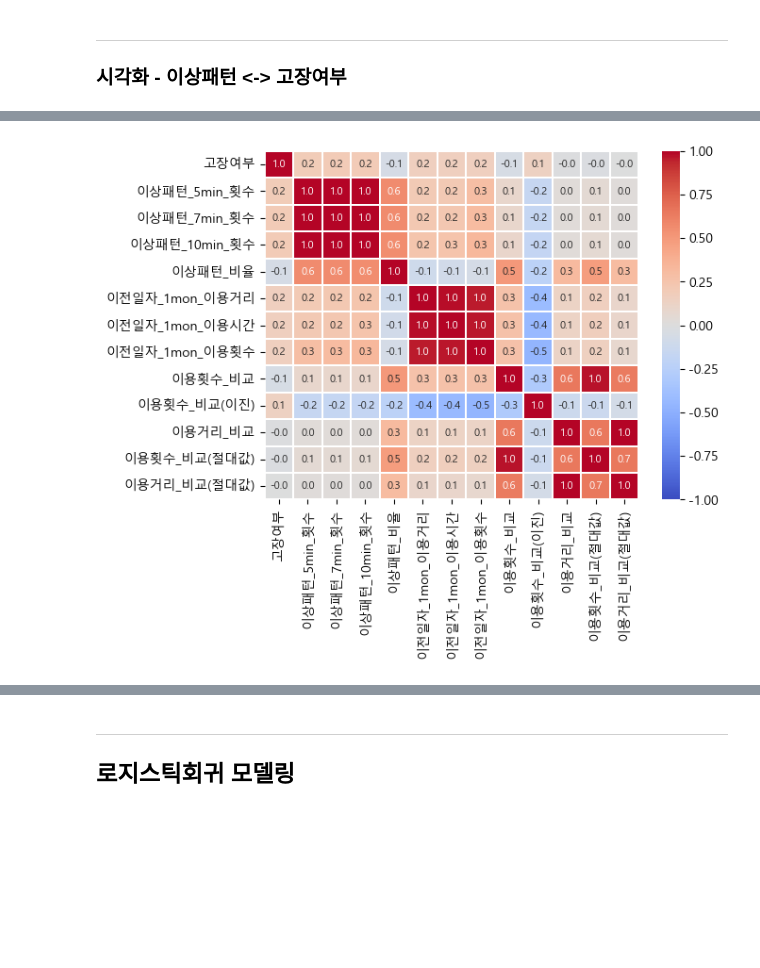
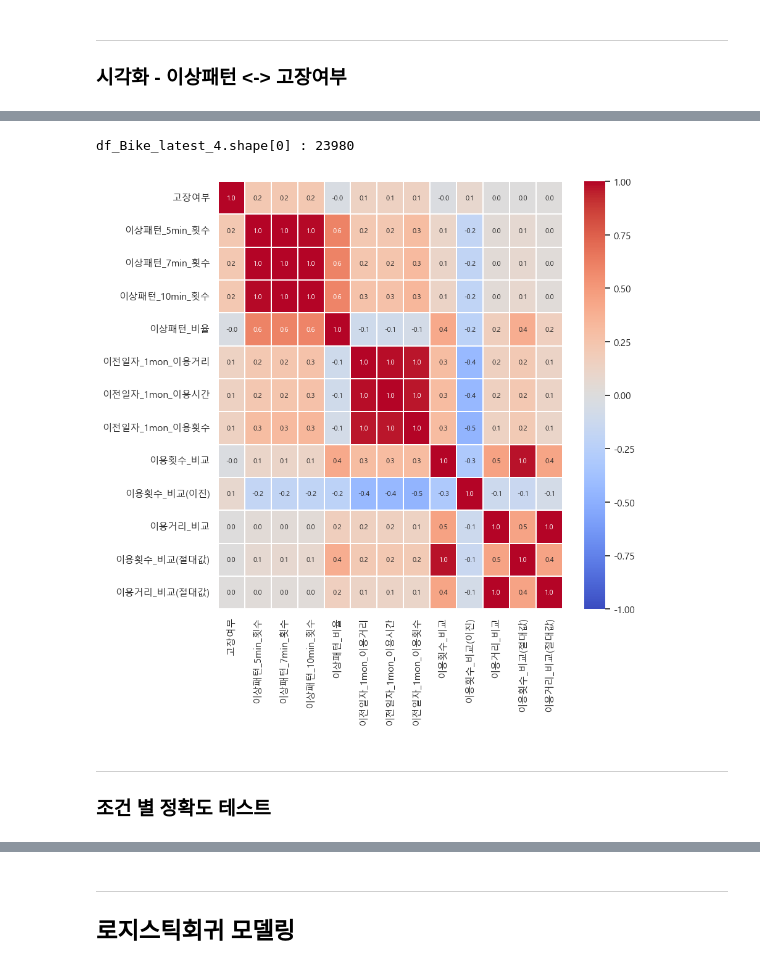
Before and after one commit to YawnsDuzin/Ekfmddl, a Jupyter notebook: Source_두진/_DATA_EDA/_고장자전거_대여패턴예측/3. 고장자전거_시각확 및 대여패턴예측_20241109.ipynb, the cells around one changed output, grey strips where cells are left out. Cells and saved outputs as stored; diff of their text form; code cells hidden in the pictures; blank space fills up the shorter version.

```diff
--- a/Source_두진/_DATA_EDA/_고장자전거_대여패턴예측/3. 고장자전거_시각확 및 대여패턴예측_20241109.ipynb
+++ b/Source_두진/_DATA_EDA/_고장자전거_대여패턴예측/3. 고장자전거_시각확 및 대여패턴예측_20241109.ipynb
@@ -274,3 +296,8 @@ percentage : 고장여부
 1    68.344336
 0    31.655664
 Name: count, dtype: float64
+# %%
+df_Bike_latest_2_0 = df_Bike_latest_2[df_Bike_latest_2['고장여부'] == 0][:13139]
+df_Bike_latest_2_1 = df_Bike_latest_2[df_Bike_latest_2['고장여부'] == 1][:13139]
+# %%
+df_Bike_latest_2 = pd.concat([df_Bike_latest_2_0, df_Bike_latest_2_1], axis = 0)
@@ -391,0 +481,13 @@ dtype: int64
+# %%
+# 한글 폰트 설정 (Windows에서는 'Malgun Gothic' 사용)
+plt.rcParams['font.family'] = 'Malgun Gothic'
+# 마이너스 기호 깨짐 방지
+plt.rcParams['axes.unicode_minus'] = False
+
+_columns = ['이상패턴_비율']
+cond1 = df_Bike_latest_2['이상패턴_5min_횟수'] > 5
+cond2 = df_Bike_latest_2['이상패턴_비율'] < 0.5
+cond3 = df_Bike_latest_2['이상패턴_비율'] > 0
+create_bi_subplot(check_outlier(df_Bike_latest_2[cond1], '이상패턴_5min_횟수'), _columns)
+create_bi_subplot(df_Bike_latest_2[cond1], _columns)
+# create_bi_subplot(df_Bike_latest_2, _columns)
@@ -653,37 +640,47 @@ df_Bike_latest_4.head()
 # %%
 #df_Bike_latest_4 = check_outlier(df_Bike_latest_3[df_Bike_latest_3['이상패턴_5min_횟수'] > 0], '이상패턴_5min_횟수')
-df_Bike_latest_4 = df_Bike_latest_3[df_Bike_latest_3['이상패턴_5min_횟수'] > 0]
+
+cond1 = df_Bike_latest_3['이상패턴_5min_횟수'] > 0
+cond2 = (df_Bike_latest_2['이상패턴_비율'] > 0)
+# & (df_Bike_latest_2['이상패턴_비율'] <= 0.5)
+
+df_Bike_latest_4 = df_Bike_latest_3[cond1 & cond2]
+print(f'df_Bike_latest_4.shape[0] : {df_Bike_latest_4.shape[0]}')
 
 # df_Bike_latest_5 = df_Bike_latest_4[['고장여부',
 #        '이상패턴_5min_횟수', '이상패턴_비율',
 #        '이전일자_1mon_이용거리', '이전일자_1mon_이용시간', '이전일자_1mon_이용횟수',
 #        '이용횟수_비교', '이용횟수_비교(이진)', '이용거리_비교',
 #        '이용횟수_비교(절대값)', '이용거리_비교(절대값)',
 #        '고장구분_', '고장구분_기타 ', '고장구분_단말기', '고장구분_안장', '고장구분_체인', '고장구분_타이어 ',
 #        '고장구분_페달']].corr()
 df_Bike_latest_5 = df_Bike_latest_4[['고장여부',
        '이상패턴_5min_횟수', '이상패턴_7min_횟수', '이상패턴_10min_횟수', '이상패턴_비율',
        '이전일자_1mon_이용거리', '이전일자_1mon_이용시간', '이전일자_1mon_이용횟수',
        '이용횟수_비교', '이용횟수_비교(이진)', '이용거리_비교',
        '이용횟수_비교(절대값)', '이용거리_비교(절대값)']].corr()
 
 import matplotlib.pyplot as plt
 import seaborn as sns
 
 # 한글 폰트 설정 (Windows에서는 'Malgun Gothic' 사용)
 plt.rcParams['font.family'] = 'Malgun Gothic'
 # 마이너스 기호 깨짐 방지
 plt.rcParams['axes.unicode_minus'] = False
 
 sns.heatmap(df_Bike_latest_5,
             annot = True,                     # 상관계수 표시
             annot_kws={"size": 8},
             fmt = '.1f',                      # 상관계수 소수점 자리
             cmap = 'coolwarm',                # 컬러맵 색상 팔레트
             vmax = 1.0,                       # 상관계수 최댓값
             vmin = -1,                       # 상관계수 최소값
             linecolor = 'white',              # 셀 테두리 색상
             linewidths = .005)                 # 셀 간격
 sns.set(rc={'figure.figsize' : (9, 9)})       # 그래프 그리기
 # %% [output]
+df_Bike_latest_4.shape[0] : 23980
-[figure, old version]
+[figure, new version]
+# %% [markdown]
+---
+### 조건 별 정확도 테스트
```
Also changed, not shown: parts of 39 cells of this notebook, 2 other files.
